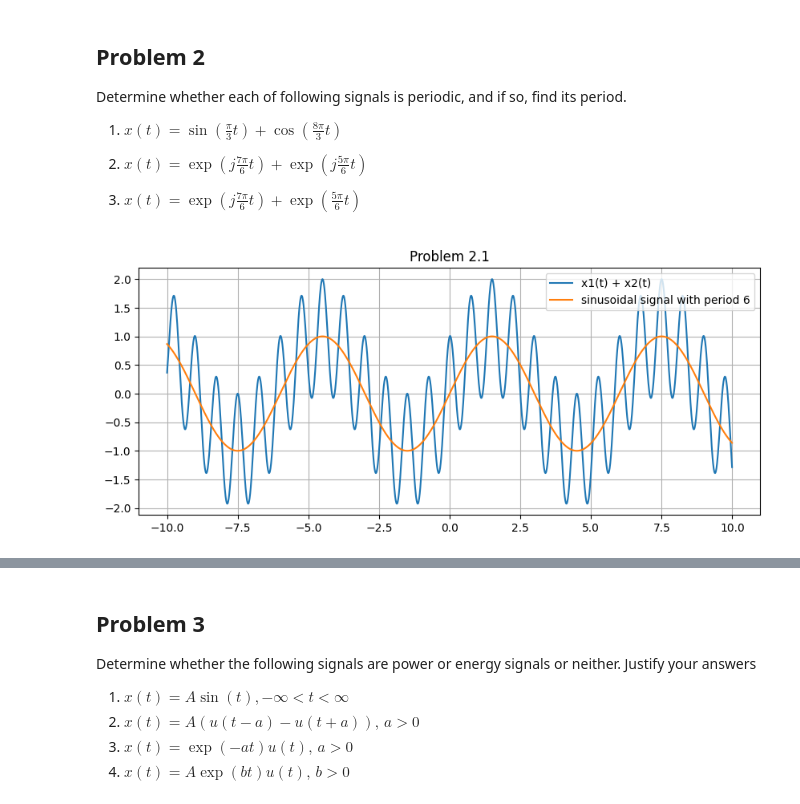
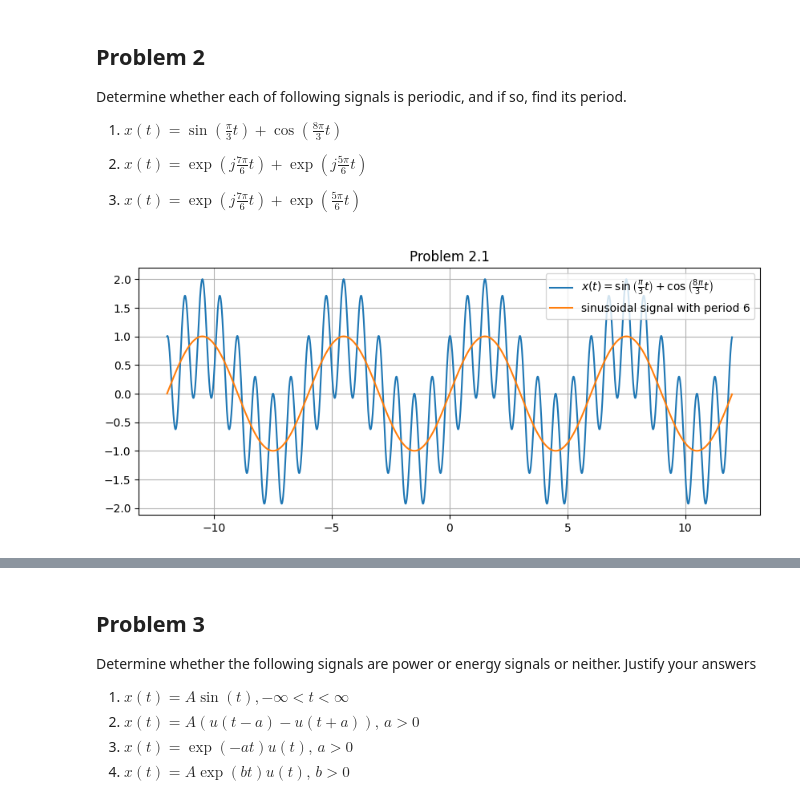
Before and after one commit to patthadon-p/CEDT-2110203-CEM-II, a Jupyter notebook: signal/homework-1/code/signal-homework-01-notebook.ipynb, the cells around one changed output, grey strips where cells are left out. Drawn from its saved outputs; the diff is of its cells as text; code cells hidden in the pictures.

```diff
--- a/signal/homework-1/code/signal-homework-01-notebook.ipynb
+++ b/signal/homework-1/code/signal-homework-01-notebook.ipynb
@@ -138,26 +136,26 @@ Determine whether each of following signals is periodic, and if so, find its per
 # %%
 # 2.1
 
 fig = plt.figure(figsize=(10, 4))
 
-t = np.arange(-10, 10, 0.01)
+t = np.arange(-12, 12, 0.01)
 
 x1 = np.sin(np.pi/3 * t)
 x2 = np.cos(8*np.pi/3 * t)
 
 x = np.sin(np.pi/3 * t)
 
 plt.title("Problem 2.1")
-plt.plot(t, x1 + x2, label="x1(t) + x2(t)")
+plt.plot(t, x1 + x2, label=r"$x(t) = \sin\left(\frac{\pi}{3}t\right) + \cos\left(\frac{8\pi}{3}t\right)$")
 plt.plot(t, x, label="sinusoidal signal with period 6")
 plt.grid(True)
 plt.legend(loc="upper right")
 
 plt.savefig("../images/problem_2_1.png", dpi=300, bbox_inches="tight")
 
 plt.show()
 # %% [output]
-[figure, old version]
+[figure, new version]
 # %%
 # 2.2
 
```
Also changed, not shown: parts of 36 cells of this notebook, 34 other files.
